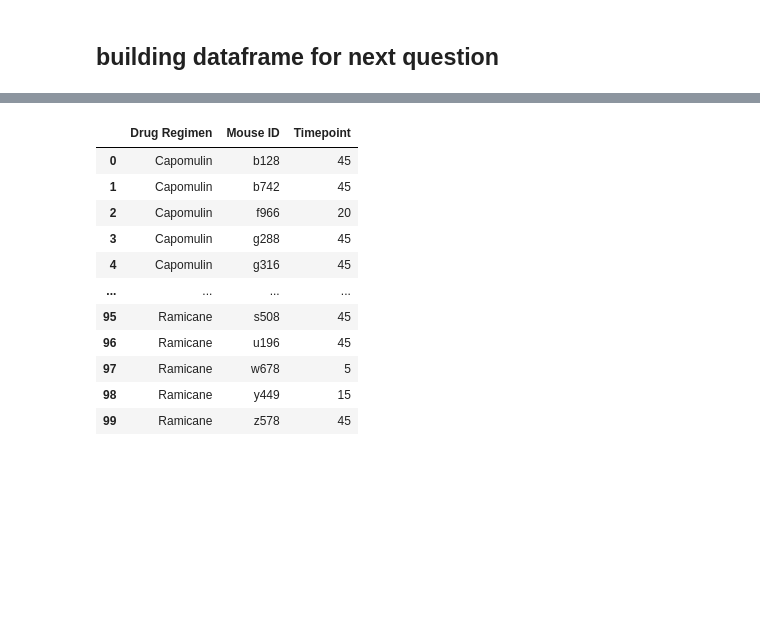
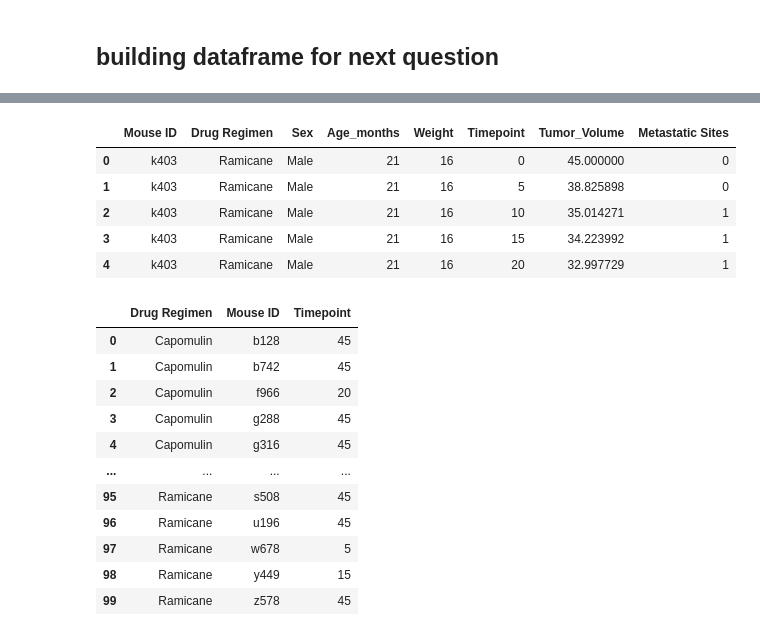
Before and after one commit to JonesInformatics/Matplotlib-Challenge, a Jupyter notebook: main.ipynb, the cells around one changed output, grey strips where cells are left out. Cells and saved outputs as stored; diff of their text form; code cells hidden in the pictures; blank space fills up the shorter version.

```diff
--- a/main.ipynb
+++ b/main.ipynb
@@ -318,3 +150,16 @@ final_four
+# %%
+#Create a df with just the four promising drugs in it
+final_four = combo[(combo['Drug Regimen'] == 'Capomulin') | (combo['Drug Regimen'] == 'Ramicane') | \
+                 (combo['Drug Regimen'] == 'Infubinol') | (combo['Drug Regimen'] == 'Ceftamin')]
+
+final_four.head()
+# %% [output]
+|  | Mouse ID | Drug Regimen | Sex | Age_months | Weight | Timepoint | Tumor_Volume | Metastatic Sites |
+| 0 | k403 | Ramicane | Male | 21 | 16 | 0 | 45.000000 | 0 |
+| 1 | k403 | Ramicane | Male | 21 | 16 | 5 | 38.825898 | 0 |
+| 2 | k403 | Ramicane | Male | 21 | 16 | 10 | 35.014271 | 1 |
+| 3 | k403 | Ramicane | Male | 21 | 16 | 15 | 34.223992 | 1 |
+| 4 | k403 | Ramicane | Male | 21 | 16 | 20 | 32.997729 | 1 |
 # %%
 #Create a groupby object on that df for the max timepoint for each drug/mouse, and made that into a new df
 #(groupby_df)
```
Also changed, not shown: parts of 49 cells of this notebook.
